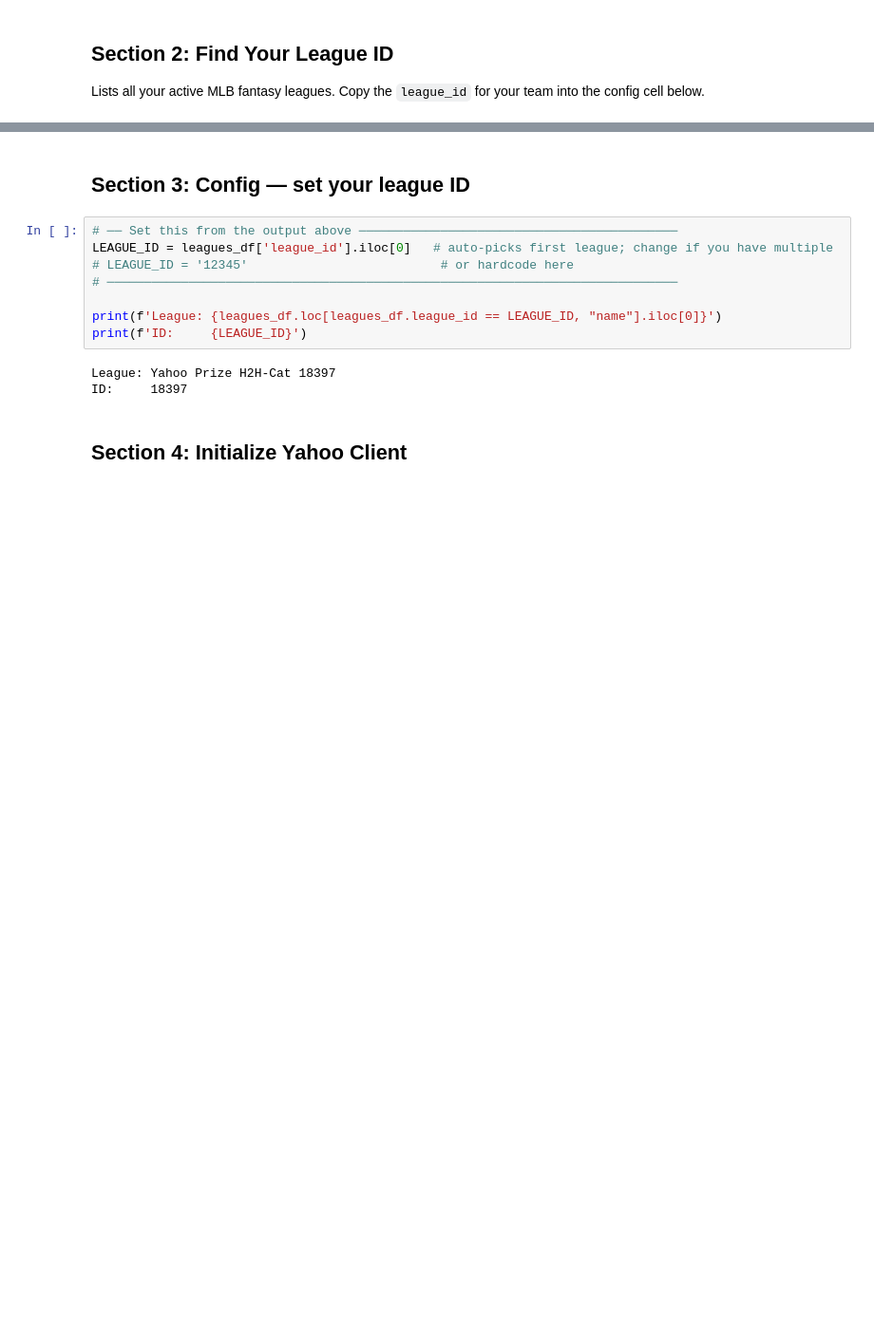
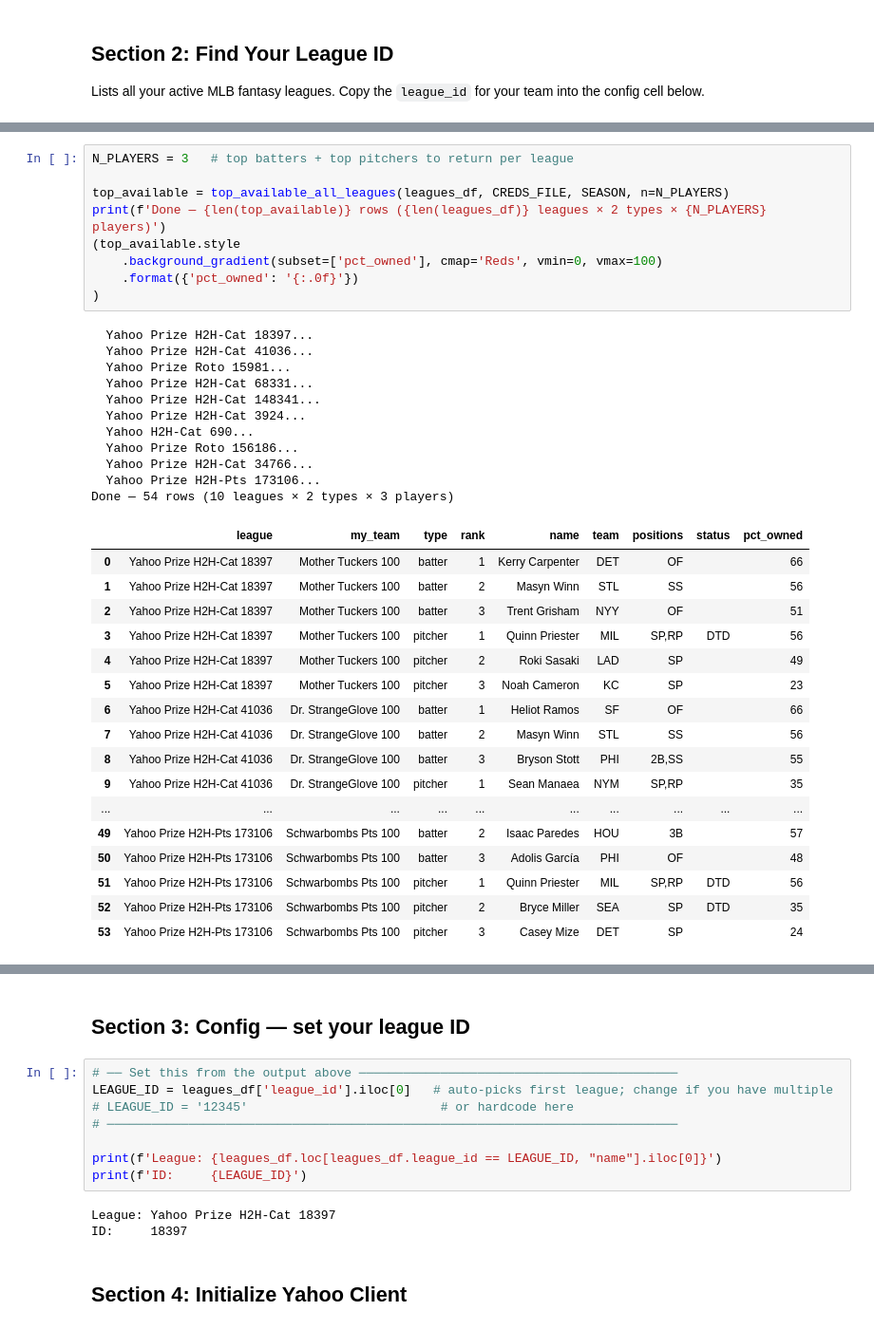
Before and after one commit to sandsmichael/baseball, a Jupyter notebook: notebooks/team_management.ipynb, the cells around one changed output, grey strips where cells are left out. Shown at 95% size. Drawn from its saved outputs; the diff is of its cells as text; blank space fills up the shorter version.

```diff
--- a/notebooks/team_management.ipynb
+++ b/notebooks/team_management.ipynb
@@ -61,0 +154,38 @@ Found 9 MLB league(s) for 2026:
+# %%
+N_PLAYERS = 3   # top batters + top pitchers to return per league
+
+top_available = top_available_all_leagues(leagues_df, CREDS_FILE, SEASON, n=N_PLAYERS)
+print(f'Done — {len(top_available)} rows ({len(leagues_df)} leagues × 2 types × {N_PLAYERS} players)')
+(top_available.style
+    .background_gradient(subset=['pct_owned'], cmap='Reds', vmin=0, vmax=100)
+    .format({'pct_owned': '{:.0f}'})
+)
+# %% [output]
+  Yahoo Prize H2H-Cat 18397...
+  Yahoo Prize H2H-Cat 41036...
+  Yahoo Prize Roto 15981...
+  Yahoo Prize H2H-Cat 68331...
+  Yahoo Prize H2H-Cat 148341...
+  Yahoo Prize H2H-Cat 3924...
+  Yahoo H2H-Cat 690...
+  Yahoo Prize Roto 156186...
+  Yahoo Prize H2H-Cat 34766...
+  Yahoo Prize H2H-Pts 173106...
+Done — 54 rows (10 leagues × 2 types × 3 players)
+|  | league | my_team | type | rank | name | team | positions | status | pct_owned |
+| 0 | Yahoo Prize H2H-Cat 18397 | Mother Tuckers 100 | batter | 1 | Kerry Carpenter | DET | OF |  | 66 |
+| 1 | Yahoo Prize H2H-Cat 18397 | Mother Tuckers 100 | batter | 2 | Masyn Winn | STL | SS |  | 56 |
+| 2 | Yahoo Prize H2H-Cat 18397 | Mother Tuckers 100 | batter | 3 | Trent Grisham | NYY | OF |  | 51 |
+| 3 | Yahoo Prize H2H-Cat 18397 | Mother Tuckers 100 | pitcher | 1 | Quinn Priester | MIL | SP,RP | DTD | 56 |
+| 4 | Yahoo Prize H2H-Cat 18397 | Mother Tuckers 100 | pitcher | 2 | Roki Sasaki | LAD | SP |  | 49 |
+| 5 | Yahoo Prize H2H-Cat 18397 | Mother Tuckers 100 | pitcher | 3 | Noah Cameron | KC | SP |  | 23 |
+| 6 | Yahoo Prize H2H-Cat 41036 | Dr. StrangeGlove 100 | batter | 1 | Heliot Ramos | SF | OF |  | 66 |
+| 7 | Yahoo Prize H2H-Cat 41036 | Dr. StrangeGlove 100 | batter | 2 | Masyn Winn | STL | SS |  | 56 |
+| 8 | Yahoo Prize H2H-Cat 41036 | Dr. StrangeGlove 100 | batter | 3 | Bryson Stott | PHI | 2B,SS |  | 55 |
+| 9 | Yahoo Prize H2H-Cat 41036 | Dr. StrangeGlove 100 | pitcher | 1 | Sean Manaea | NYM | SP,RP |  | 35 |
+| ... | ... | ... | ... | ... | ... | ... | ... | ... | ... |
+| 49 | Yahoo Prize H2H-Pts 173106 | Schwarbombs Pts 100 | batter | 2 | Isaac Paredes | HOU | 3B |  | 57 |
+| 50 | Yahoo Prize H2H-Pts 173106 | Schwarbombs Pts 100 | batter | 3 | Adolis García | PHI | OF |  | 48 |
+| 51 | Yahoo Prize H2H-Pts 173106 | Schwarbombs Pts 100 | pitcher | 1 | Quinn Priester | MIL | SP,RP | DTD | 56 |
+| 52 | Yahoo Prize H2H-Pts 173106 | Schwarbombs Pts 100 | pitcher | 2 | Bryce Miller | SEA | SP | DTD | 35 |
+| 53 | Yahoo Prize H2H-Pts 173106 | Schwarbombs Pts 100 | pitcher | 3 | Casey Mize | DET | SP |  | 24 |
```
Also changed, not shown: parts of 16 cells of this notebook, 9 other files.
